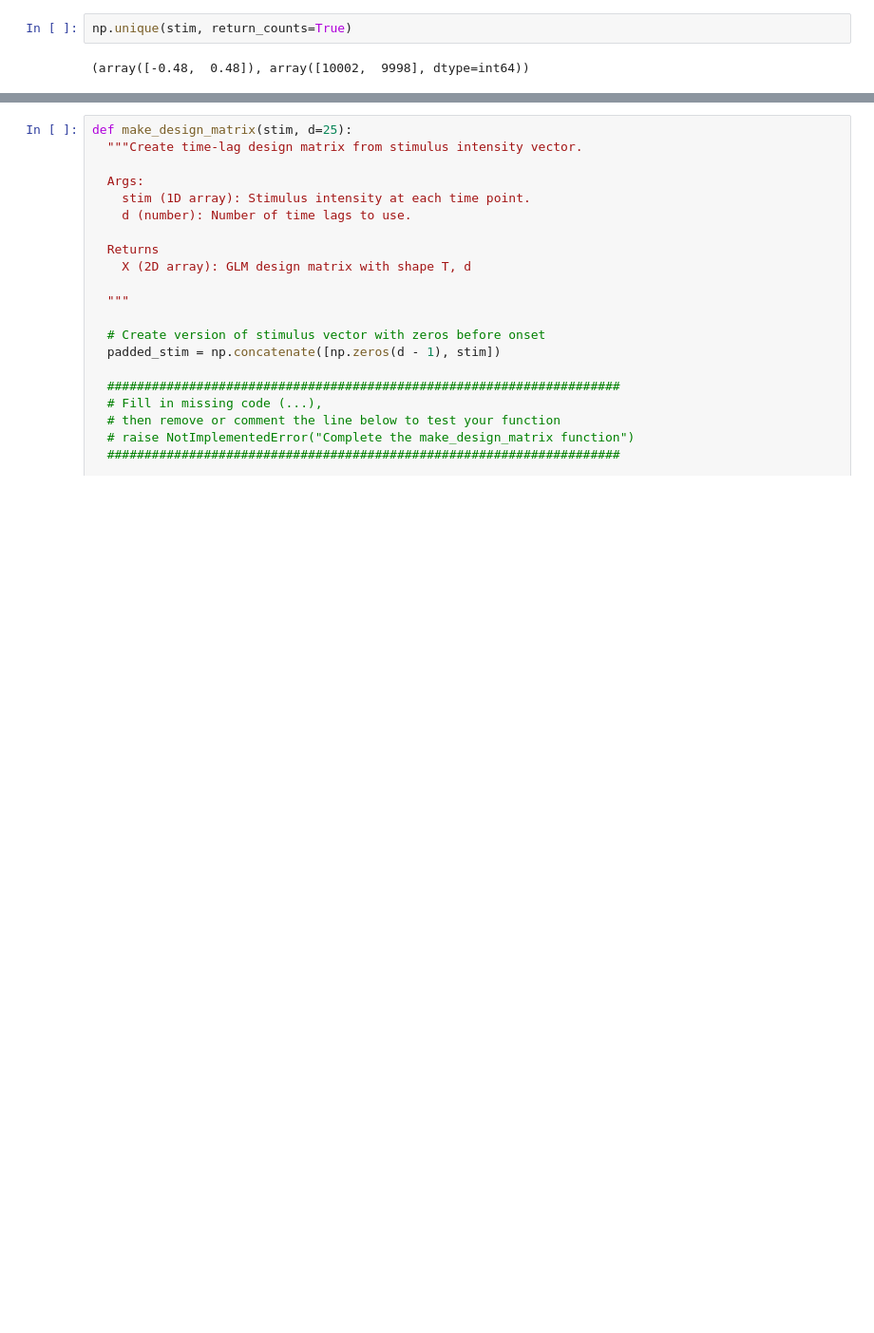
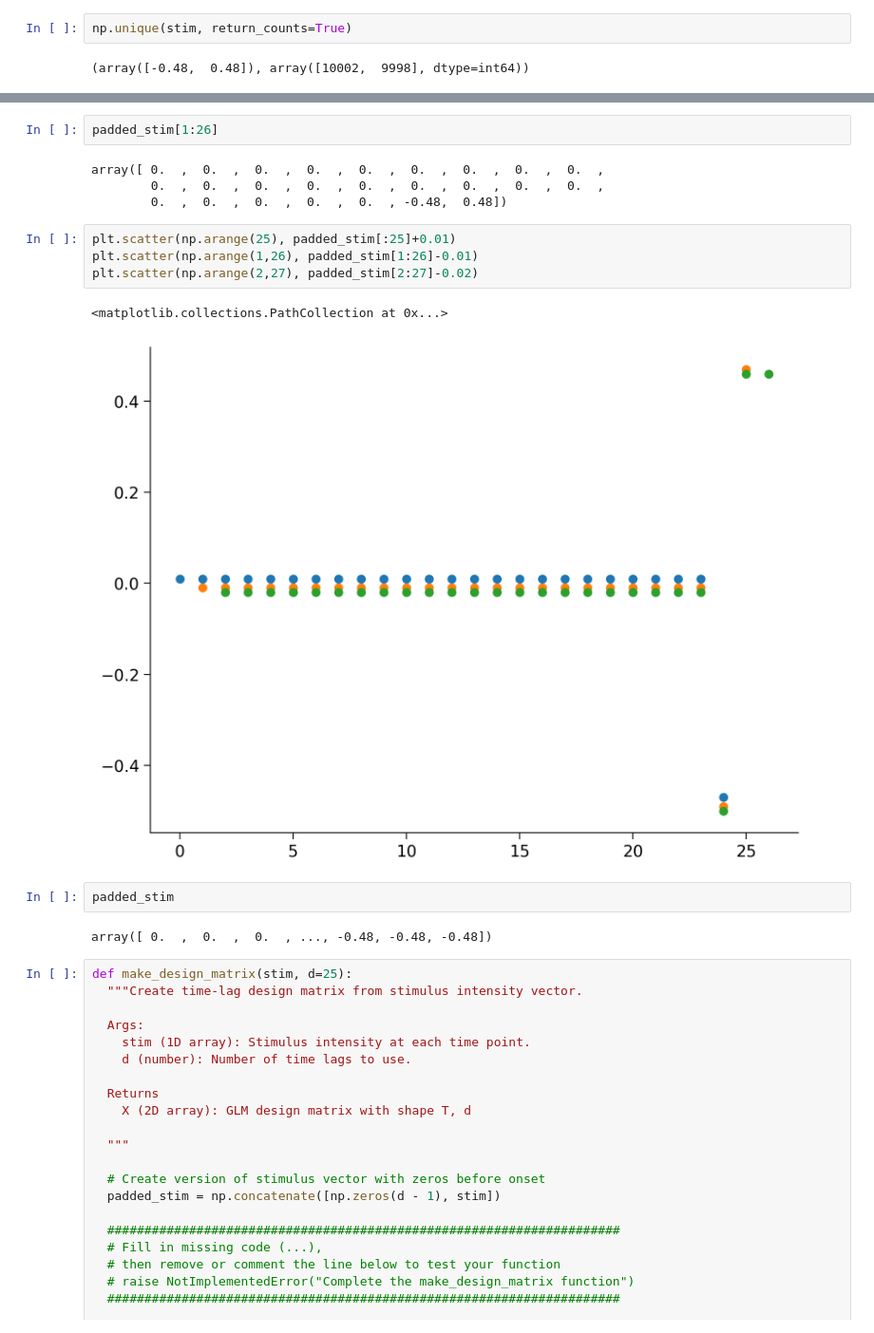
Before and after one commit to bosemessi/Neuromatch2022, a Jupyter notebook: Week1/W1D3/W1D3_Tutorial1.ipynb, the cells around one changed output, grey strips where cells are left out. Shown at 95% size. Saved outputs shown, nothing was run; the diff lists cells and outputs as text; blank space fills up the shorter version.

```diff
--- a/Week1/W1D3/W1D3_Tutorial1.ipynb
+++ b/Week1/W1D3/W1D3_Tutorial1.ipynb
@@ -278,6 +287,23 @@ padded_stim[0:25]
 array([ 0.  ,  0.  ,  0.  ,  0.  ,  0.  ,  0.  ,  0.  ,  0.  ,  0.  ,
         0.  ,  0.  ,  0.  ,  0.  ,  0.  ,  0.  ,  0.  ,  0.  ,  0.  ,
         0.  ,  0.  ,  0.  ,  0.  ,  0.  ,  0.  , -0.48])
+# %%
+padded_stim[1:26]
+# %% [output]
+array([ 0.  ,  0.  ,  0.  ,  0.  ,  0.  ,  0.  ,  0.  ,  0.  ,  0.  ,
+        0.  ,  0.  ,  0.  ,  0.  ,  0.  ,  0.  ,  0.  ,  0.  ,  0.  ,
+        0.  ,  0.  ,  0.  ,  0.  ,  0.  , -0.48,  0.48])
+# %%
+plt.scatter(np.arange(25), padded_stim[:25]+0.01)
+plt.scatter(np.arange(1,26), padded_stim[1:26]-0.01)
+plt.scatter(np.arange(2,27), padded_stim[2:27]-0.02)
+# %% [output]
+<matplotlib.collections.PathCollection at 0x...>
+[figure, added]
+# %%
+padded_stim
+# %% [output]
+array([ 0.  ,  0.  ,  0.  , ..., -0.48, -0.48, -0.48])
 # %%
 def make_design_matrix(stim, d=25):
   """Create time-lag design matrix from stimulus intensity vector.
```
Also changed, not shown: parts of 4 cells of this notebook, 39 other files.
